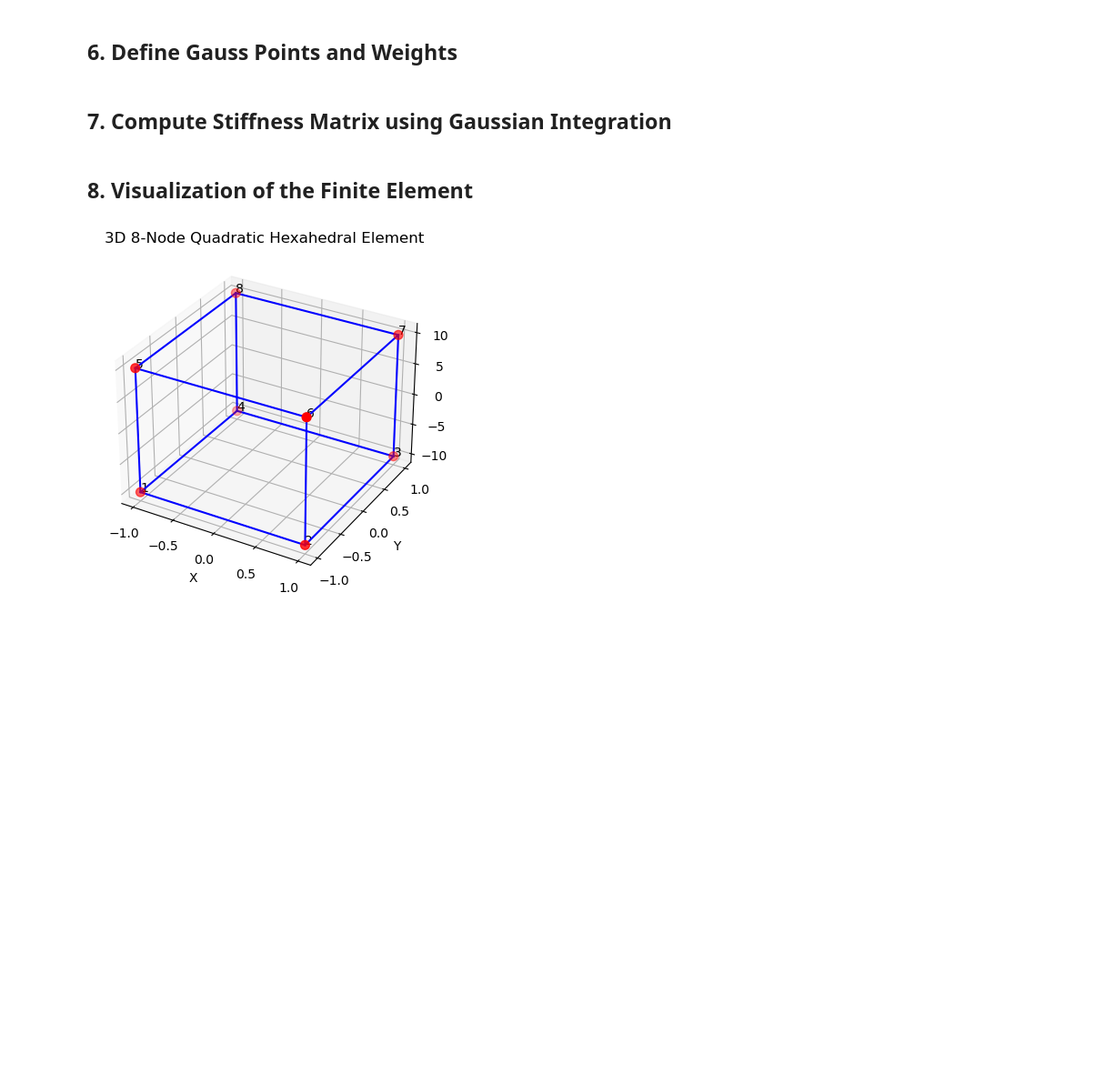
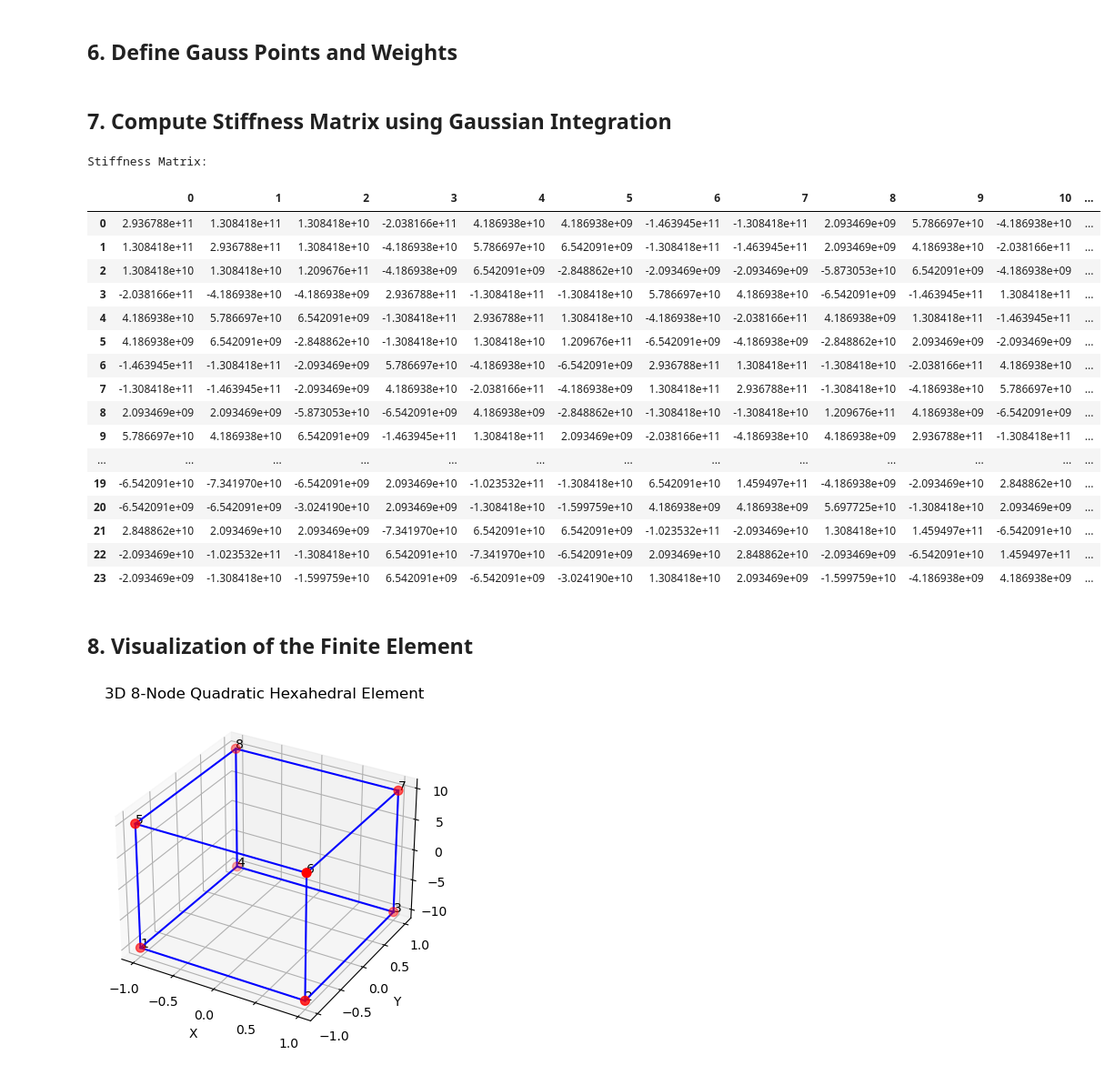
Before and after one commit to Albertlor/NanopositionerFYP, a Jupyter notebook: jupyter_notebook/stiffnessMatrix_8NodeHexahedral.ipynb, the cells around one changed output. Shown: that part at 91% size. Cells and saved outputs as stored; diff of their text form; code cells hidden in the pictures; blank space fills up the shorter version.

Commit message:
assembly of effector stiffness matrix done, but need to double confirm the result
Signed-off-by: Albert <wensinlor@gmail.com>

```diff
--- a/jupyter_notebook/stiffnessMatrix_8NodeHexahedral.ipynb
+++ b/jupyter_notebook/stiffnessMatrix_8NodeHexahedral.ipynb
@@ -21,9 +21,14 @@ xi, eta, zeta = sp.symbols('xi eta zeta')
 
 # Define the global coordinates of the nodes (example values)
 nodes_physical = np.array([
-    [-1, -1, -10], [1, -1, -10], [1, 1, -10], [-1, 1, -10],
-    [-1, -1, 10], [1, -1, 10], [1, 1, 10], [-1, 1, 10]
-])
+    [ 0, 0, 0],
+    [ 2, 0, 0],
+    [ 2, 2, 0],
+    [ 0, 2, 0],
+    [ 0, 0, 20],
+    [ 2, 0, 20],
+    [ 2, 2, 20],
+    [ 0, 2, 20]])
 
 """
 Define the shape functions for the 8-node element in terms of natural coordinates
@@ -132,8 +137,14 @@ $\displaystyle \operatorname{Poly}{\left( 41705827.0676692 \eta^{2}\xi^{2} - 834
 # %%
 # Define the global coordinates of the nodes (example values)
 nodes_physical = np.array([
-    [-1, -1, -10], [1, -1, -10], [1, 1, -10], [-1, 1, -10],
-    [-1, -1, 10], [1, -1, 10], [1, 1, 10], [-1, 1, 10]
+    [ 0, 0, 0],
+    [ 2, 0, 0],
+    [ 2, 2, 0],
+    [ 0, 2, 0],
+    [ 0, 0, 20],
+    [ 2, 0, 20],
+    [ 2, 2, 20],
+    [ 0, 2, 20]
 ])
 
 # Define the natural (local) coordinates of the nodes (example values)
@@ -257,27 +268,46 @@ gauss_weights = np.array([5/9, 8/9, 5/9])
 # %% [markdown]
 ## 7. Compute Stiffness Matrix using Gaussian Integration
 # %%
-def compute_stiffness_matrix(nodes_physical):
+def compute_stiffness_matrix():
     K_FE = np.zeros((24, 24))
     for i,xi in enumerate(gauss_points):
         for j,eta in enumerate(gauss_points):
             for k,zeta in enumerate(gauss_points):
                 J = construct_Jacobian_matrix(xi,eta,zeta,nodes_physical)
                 J_inv = np.linalg.inv(J)
                 J_inv_T = J_inv.T
                 J_det = np.linalg.det(J)
                 B, B_T = construct_B_matrix(xi,eta,zeta,J_inv_T)
                 w = gauss_weights[i]*gauss_weights[j]*gauss_weights[k]
                 K_FE += w * B_T@D@B*J_det
     return K_FE
 
-# K_FE = compute_stiffness_matrix()
-# # Convert the matrix to a pandas DataFrame
-# pd.set_option('display.max_rows', None)
-# pd.set_option('display.max_columns', None)
-# df = pd.DataFrame(K_FE)
-# print("Stiffness Matrix:")
-# df
+K_FE = compute_stiffness_matrix()
+# Convert the matrix to a pandas DataFrame
+pd.set_option('display.max_rows', None)
+pd.set_option('display.max_columns', None)
+df = pd.DataFrame(K_FE)
+print("Stiffness Matrix:")
+df
+# %% [output]
+Stiffness Matrix:
+|  | 0 | 1 | 2 | 3 | 4 | 5 | 6 | 7 | 8 | 9 | 10 | ... |
+| 0 | 2.936788e+11 | 1.308418e+11 | 1.308418e+10 | -2.038166e+11 | 4.186938e+10 | 4.186938e+09 | -1.463945e+11 | -1.308418e+11 | 2.093469e+09 | 5.786697e+10 | -4.186938e+10 | ... |
+| 1 | 1.308418e+11 | 2.936788e+11 | 1.308418e+10 | -4.186938e+10 | 5.786697e+10 | 6.542091e+09 | -1.308418e+11 | -1.463945e+11 | 2.093469e+09 | 4.186938e+10 | -2.038166e+11 | ... |
+| 2 | 1.308418e+10 | 1.308418e+10 | 1.209676e+11 | -4.186938e+09 | 6.542091e+09 | -2.848862e+10 | -2.093469e+09 | -2.093469e+09 | -5.873053e+10 | 6.542091e+09 | -4.186938e+09 | ... |
+| 3 | -2.038166e+11 | -4.186938e+10 | -4.186938e+09 | 2.936788e+11 | -1.308418e+11 | -1.308418e+10 | 5.786697e+10 | 4.186938e+10 | -6.542091e+09 | -1.463945e+11 | 1.308418e+11 | ... |
+| 4 | 4.186938e+10 | 5.786697e+10 | 6.542091e+09 | -1.308418e+11 | 2.936788e+11 | 1.308418e+10 | -4.186938e+10 | -2.038166e+11 | 4.186938e+09 | 1.308418e+11 | -1.463945e+11 | ... |
+| 5 | 4.186938e+09 | 6.542091e+09 | -2.848862e+10 | -1.308418e+10 | 1.308418e+10 | 1.209676e+11 | -6.542091e+09 | -4.186938e+09 | -2.848862e+10 | 2.093469e+09 | -2.093469e+09 | ... |
+| 6 | -1.463945e+11 | -1.308418e+11 | -2.093469e+09 | 5.786697e+10 | -4.186938e+10 | -6.542091e+09 | 2.936788e+11 | 1.308418e+11 | -1.308418e+10 | -2.038166e+11 | 4.186938e+10 | ... |
+| 7 | -1.308418e+11 | -1.463945e+11 | -2.093469e+09 | 4.186938e+10 | -2.038166e+11 | -4.186938e+09 | 1.308418e+11 | 2.936788e+11 | -1.308418e+10 | -4.186938e+10 | 5.786697e+10 | ... |
+| 8 | 2.093469e+09 | 2.093469e+09 | -5.873053e+10 | -6.542091e+09 | 4.186938e+09 | -2.848862e+10 | -1.308418e+10 | -1.308418e+10 | 1.209676e+11 | 4.186938e+09 | -6.542091e+09 | ... |
+| 9 | 5.786697e+10 | 4.186938e+10 | 6.542091e+09 | -1.463945e+11 | 1.308418e+11 | 2.093469e+09 | -2.038166e+11 | -4.186938e+10 | 4.186938e+09 | 2.936788e+11 | -1.308418e+11 | ... |
+| ... | ... | ... | ... | ... | ... | ... | ... | ... | ... | ... | ... | ... |
+| 19 | -6.542091e+10 | -7.341970e+10 | -6.542091e+09 | 2.093469e+10 | -1.023532e+11 | -1.308418e+10 | 6.542091e+10 | 1.459497e+11 | -4.186938e+09 | -2.093469e+10 | 2.848862e+10 | ... |
+| 20 | -6.542091e+09 | -6.542091e+09 | -3.024190e+10 | 2.093469e+09 | -1.308418e+10 | -1.599759e+10 | 4.186938e+09 | 4.186938e+09 | 5.697725e+10 | -1.308418e+10 | 2.093469e+09 | ... |
+| 21 | 2.848862e+10 | 2.093469e+10 | 2.093469e+09 | -7.341970e+10 | 6.542091e+10 | 6.542091e+09 | -1.023532e+11 | -2.093469e+10 | 1.308418e+10 | 1.459497e+11 | -6.542091e+10 | ... |
+| 22 | -2.093469e+10 | -1.023532e+11 | -1.308418e+10 | 6.542091e+10 | -7.341970e+10 | -6.542091e+09 | 2.093469e+10 | 2.848862e+10 | -2.093469e+09 | -6.542091e+10 | 1.459497e+11 | ... |
+| 23 | -2.093469e+09 | -1.308418e+10 | -1.599759e+10 | 6.542091e+09 | -6.542091e+09 | -3.024190e+10 | 1.308418e+10 | 2.093469e+09 | -1.599759e+10 | -4.186938e+09 | 4.186938e+09 | ... |
 # %% [markdown]
 ## 8. Visualization of the Finite Element
 # %%
```
Also changed, not shown: 6 other files.
